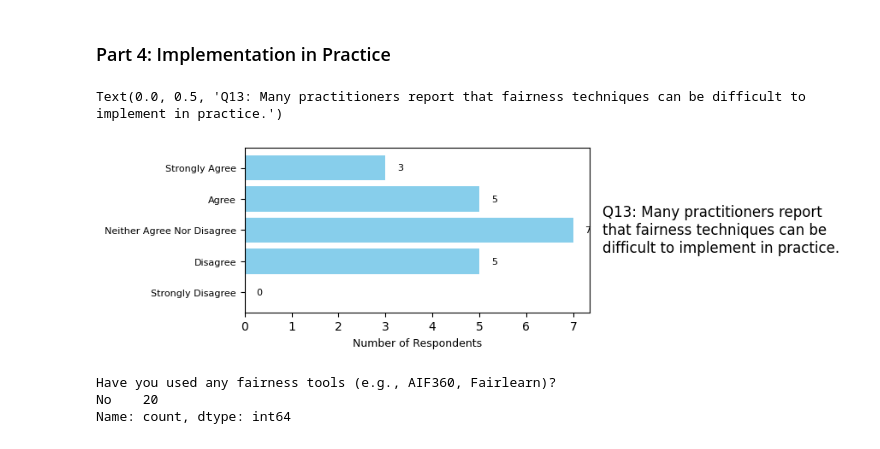
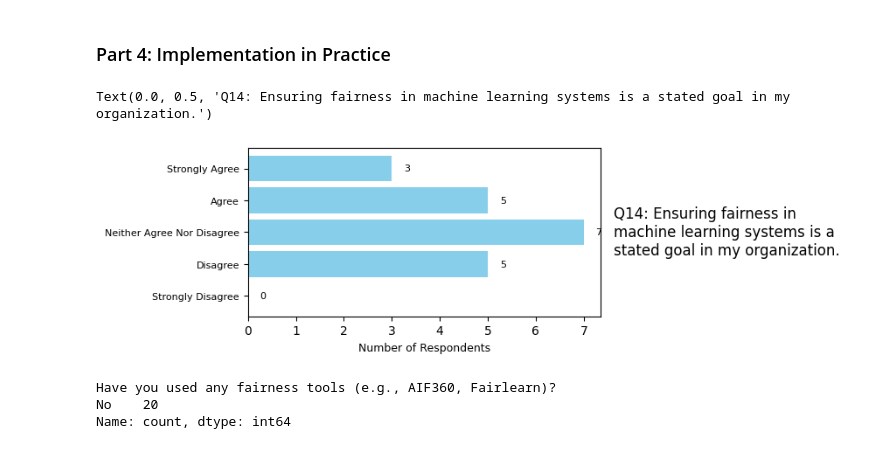
Before and after one commit to jeaend/bias-mitigation-aif360, a Jupyter notebook: notebooks/questionnaire_analysis.ipynb, the cells around one changed output. Cells and saved outputs as stored; diff of their text form; code cells hidden in the pictures.

Commit message:
fix plot q14

```diff
--- a/notebooks/questionnaire_analysis.ipynb
+++ b/notebooks/questionnaire_analysis.ipynb
@@ -513,6 +513,14 @@ plt.tight_layout()
 # Find the Q14 column
 q14_col = [c for c in df.columns if "stated goal in my organization" in c.lower()][0]
 
+numbered_questions = [
+    ("Q14", "Ensuring fairness in machine learning systems is a stated goal in my organization.")
+]
+
+question_cols = [
+    next(col for col in df.columns if q_text in col)
+    for _, q_text in numbered_questions
+]
 # Normalize responses to title case
 q14_responses = df[q14_col].dropna().astype(str).str.strip().str.title()
 
@@ -522,35 +530,35 @@ fig, axes = plt.subplots(
     figsize=(8, 2.5),
     gridspec_kw={"width_ratios": [2, 1]}
 )
 
 plt.subplots_adjust(wspace=0.05)
 
 (q_num, q_text), col, (ax_plot, ax_text) = numbered_questions[0], question_cols[0], axes
 
 # Bar chart
 counts = q14_responses.value_counts().reindex(likert_order).fillna(0).astype(int)
 ax_plot.barh(likert_order, counts.values, color="skyblue")
 for y, v in enumerate(counts.values):
     ax_plot.text(v + 0.25, y, str(v), va="center", fontsize=8)
 
 ax_plot.set_xlim(left=0)
 ax_plot.set_xlabel("Number of Respondents", fontsize=9)
 ax_plot.tick_params(axis="y", labelsize=8)
 
 # Question text
 ax_text.axis("off")
 ax_text.text(
     0.0, 0.5,
     f"{q_num}: {q_text}",
     fontsize=12,
     va="center",
     ha="left",
     wrap=True,
     transform=ax_text.transAxes,
 )
 # %% [output]
-Text(0.0, 0.5, 'Q13: Many practitioners report that fairness techniques can be difficult to implement in practice.')
+Text(0.0, 0.5, 'Q14: Ensuring fairness in machine learning systems is a stated goal in my organization.')
-[figure, old version]
+[figure, new version]
 # %%
 ## check q17, sounds a little contradictory to Q14...
 q17_col = [c for c in df.columns if "have you used any fairness tools" in c.lower()][0]
```
